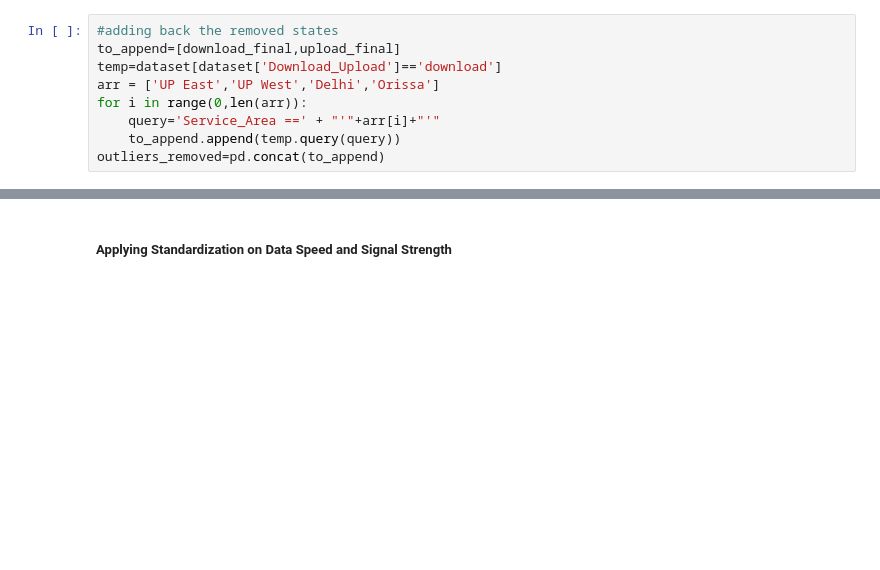
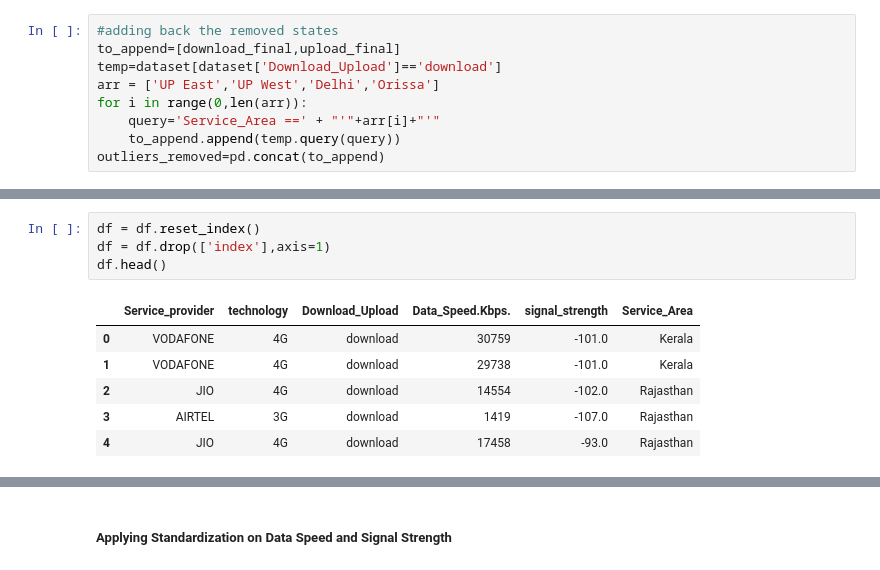
Before and after one commit to pyt243/DM-Project-MyCallSpeed, a Jupyter notebook: DM_Project.ipynb, the cells around one changed output, grey strips where cells are left out. Cells and saved outputs as stored; diff of their text form; blank space fills up the shorter version.

```diff
--- a/DM_Project.ipynb
+++ b/DM_Project.ipynb
@@ -477,0 +478,11 @@ plt.show()
+# %%
+df = df.reset_index()
+df = df.drop(['index'],axis=1)
+df.head()
+# %% [output]
+|  | Service_provider | technology | Download_Upload | Data_Speed.Kbps. | signal_strength | Service_Area |
+| 0 | VODAFONE | 4G | download | 30759 | -101.0 | Kerala |
+| 1 | VODAFONE | 4G | download | 29738 | -101.0 | Kerala |
+| 2 | JIO | 4G | download | 14554 | -102.0 | Rajasthan |
+| 3 | AIRTEL | 3G | download | 1419 | -107.0 | Rajasthan |
+| 4 | JIO | 4G | download | 17458 | -93.0 | Rajasthan |
```
Also changed, not shown: parts of 17 cells of this notebook, 1 other file.
